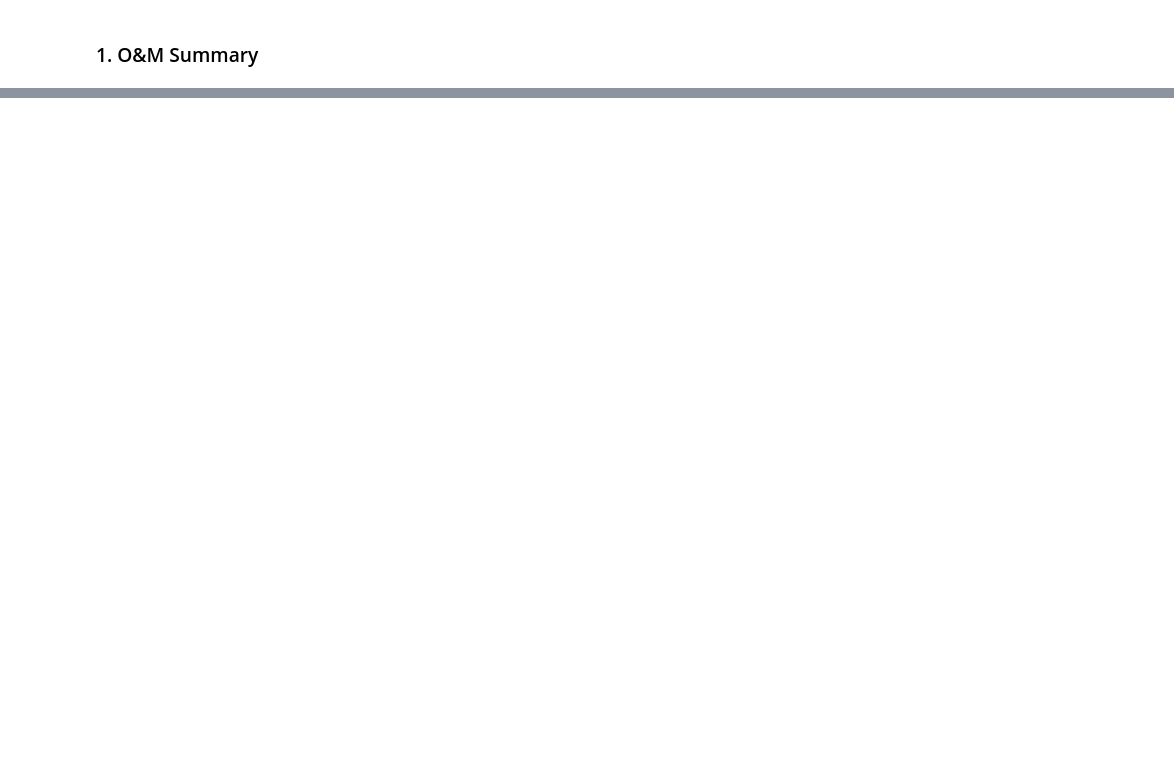
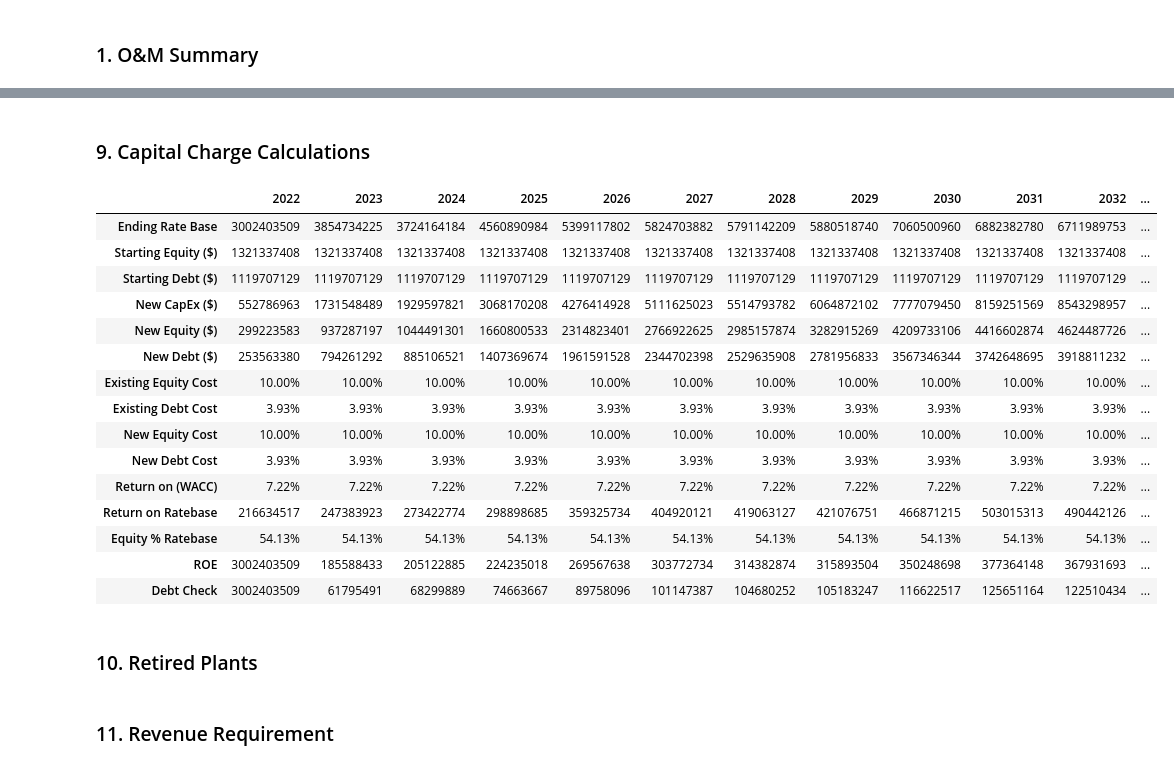
Before and after one commit to anyalomsadzeCRA/WPL-Financial-Model, a Jupyter notebook: WPL Financial Model.ipynb, the cells around one changed output, grey strips where cells are left out. Drawn from its saved outputs; the diff is of its cells as text; code cells hidden in the pictures; blank space fills up the shorter version.

```diff
--- a/WPL Financial Model.ipynb
+++ b/WPL Financial Model.ipynb
@@ -416,0 +791,31 @@ print(modified_text)
+# %%
+# Make DF and initialize rate base values
+dfs_to_stack = [total_capex, new_depreciation, changed_in_deferred_tax_liability, depreciation_existing, additions_to_existing_book]
+rate_base_df = stack_dataframes(dfs_to_stack, print_warnings=False)
+
+rate_base_df.loc['Starting Rate Base'] = 0
+rate_base_df.loc['Ending Rate Base'] = 0
+
+rate_base_df = rate_base_df.fillna(0)
+
+# make sure the start year of the rate base is the year prior to the revenue requirement start year
+rate_base_df = rate_base_df.loc[:, rate_base_df.columns.map(int) >= 2022]
+# %%
+# Initialize starting rate base
+rate_base_start_year = min(rate_base_df.columns)
+rate_base_df.loc['Starting Rate Base', rate_base_start_year] = (existing_plant_NPV_BOY.loc['Total NPV BOY', rate_base_start_year]
+    - deferred_tax_blended_df.loc['Deferred Tax Liability - Existing', rate_base_start_year])
+
+# Fill in Starting and Ending rate base values
+for year in rate_base_df.columns[1:]:
+
+    # Starting Rate Base + CapEx, less depreciation and change in deferred taxes - max of 0 so it can never be negative
+    rate_base_df.loc['Ending Rate Base', year - 1] = max(rate_base_df.loc['Starting Rate Base', year - 1]
+    + rate_base_df.loc['CapEx', year - 1]
+    - rate_base_df.loc['Depreciation - New', year - 1]
+    - rate_base_df.loc['Change in Deferred Tax Liability', year - 1]
+    - rate_base_df.loc['Depreciation - Existing', year - 1]
+    + rate_base_df.loc['Additions to Existing Book', year - 1], 0)
+
+    # Update starting rate base
+    rate_base_df.loc['Starting Rate Base', year] = rate_base_df.loc['Ending Rate Base', year - 1]
@@ -416,0 +833,28 @@ print(modified_text)
+# %% [markdown]
+### 9. Capital Charge Calculations
+# %%
+capital_charge_df = calculate_capital_charge(financial_scalars_inputs,
+                                             rate_base_df,
+                                             end_effects=True,
+                                             solar_extension=True,
+                                             inflation_rate=0.021)
+capital_charge_df.style.format(precision=0)
+# %% [output]
+|  | 2022 | 2023 | 2024 | 2025 | 2026 | 2027 | 2028 | 2029 | 2030 | 2031 | 2032 | ... |
+| Ending Rate Base | 3002403509 | 3854734225 | 3724164184 | 4560890984 | 5399117802 | 5824703882 | 5791142209 | 5880518740 | 7060500960 | 6882382780 | 6711989753 | ... |
+| Starting Equity ($) | 1321337408 | 1321337408 | 1321337408 | 1321337408 | 1321337408 | 1321337408 | 1321337408 | 1321337408 | 1321337408 | 1321337408 | 1321337408 | ... |
+| Starting Debt ($) | 1119707129 | 1119707129 | 1119707129 | 1119707129 | 1119707129 | 1119707129 | 1119707129 | 1119707129 | 1119707129 | 1119707129 | 1119707129 | ... |
+| New CapEx ($) | 552786963 | 1731548489 | 1929597821 | 3068170208 | 4276414928 | 5111625023 | 5514793782 | 6064872102 | 7777079450 | 8159251569 | 8543298957 | ... |
+| New Equity ($) | 299223583 | 937287197 | 1044491301 | 1660800533 | 2314823401 | 2766922625 | 2985157874 | 3282915269 | 4209733106 | 4416602874 | 4624487726 | ... |
+| New Debt ($) | 253563380 | 794261292 | 885106521 | 1407369674 | 1961591528 | 2344702398 | 2529635908 | 2781956833 | 3567346344 | 3742648695 | 3918811232 | ... |
+| Existing Equity Cost | 10.00% | 10.00% | 10.00% | 10.00% | 10.00% | 10.00% | 10.00% | 10.00% | 10.00% | 10.00% | 10.00% | ... |
+| Existing Debt Cost | 3.93% | 3.93% | 3.93% | 3.93% | 3.93% | 3.93% | 3.93% | 3.93% | 3.93% | 3.93% | 3.93% | ... |
+| New Equity Cost | 10.00% | 10.00% | 10.00% | 10.00% | 10.00% | 10.00% | 10.00% | 10.00% | 10.00% | 10.00% | 10.00% | ... |
+| New Debt Cost | 3.93% | 3.93% | 3.93% | 3.93% | 3.93% | 3.93% | 3.93% | 3.93% | 3.93% | 3.93% | 3.93% | ... |
+| Return on (WACC) | 7.22% | 7.22% | 7.22% | 7.22% | 7.22% | 7.22% | 7.22% | 7.22% | 7.22% | 7.22% | 7.22% | ... |
+| Return on Ratebase | 216634517 | 247383923 | 273422774 | 298898685 | 359325734 | 404920121 | 419063127 | 421076751 | 466871215 | 503015313 | 490442126 | ... |
+| Equity % Ratebase | 54.13% | 54.13% | 54.13% | 54.13% | 54.13% | 54.13% | 54.13% | 54.13% | 54.13% | 54.13% | 54.13% | ... |
+| ROE | 3002403509 | 185588433 | 205122885 | 224235018 | 269567638 | 303772734 | 314382874 | 315893504 | 350248698 | 377364148 | 367931693 | ... |
+| Debt Check | 3002403509 | 61795491 | 68299889 | 74663667 | 89758096 | 101147387 | 104680252 | 105183247 | 116622517 | 125651164 | 122510434 | ... |
+# %% [markdown]
+### 10. Retired Plants
@@ -416,0 +867,2 @@ print(modified_text)
+# %% [markdown]
+### 11. Revenue Requirement
```
Also changed, not shown: parts of 79 cells of this notebook, 2 other files.
